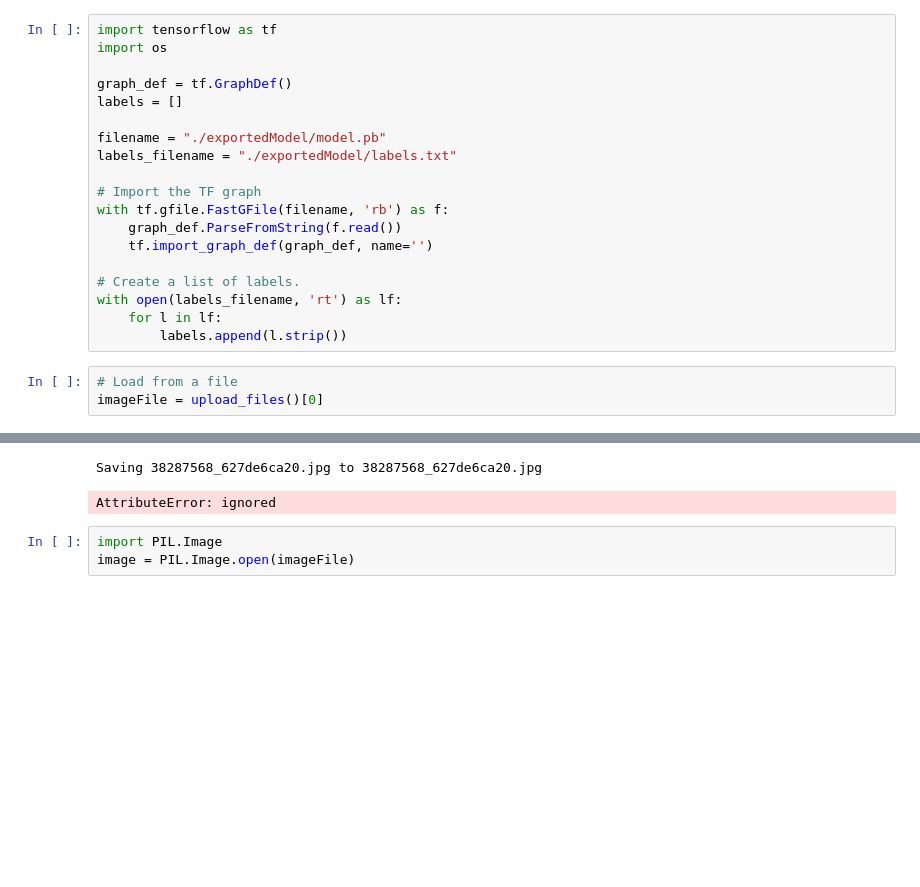
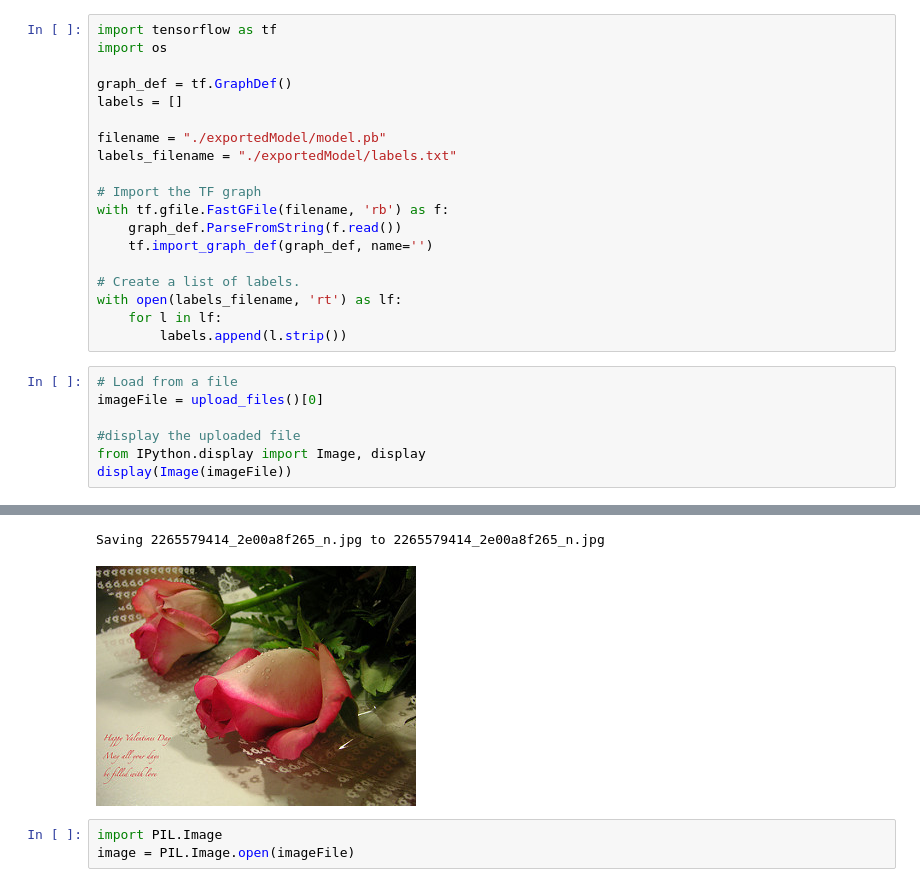
Before and after one commit to riccardogiorato/pocketbotanist, a Jupyter notebook: tensorflow_pb_model.ipynb, the cells around one changed output, grey strips where cells are left out. Cells and saved outputs as stored; diff of their text form; blank space fills up the shorter version.

Commit message:
new pb model, new functions to work on images

```diff
--- a/tensorflow_pb_model.ipynb
+++ b/tensorflow_pb_model.ipynb
@@ -58,10 +58,14 @@ with open(labels_filename, 'rt') as lf:
 # %%
 # Load from a file
 imageFile = upload_files()[0]
+
+#display the uploaded file
+from IPython.display import Image, display
+display(Image(imageFile))
 # %% [output]
 [interactive output not drawn]
-Saving 38287568_627de6ca20.jpg to 38287568_627de6ca20.jpg
+Saving 2265579414_2e00a8f265_n.jpg to 2265579414_2e00a8f265_n.jpg
-AttributeError: ignored
+[figure, added]
 # %%
 import PIL.Image
 image = PIL.Image.open(imageFile)
```
Also changed, not shown: parts of 8 cells of this notebook, 6 other files.
